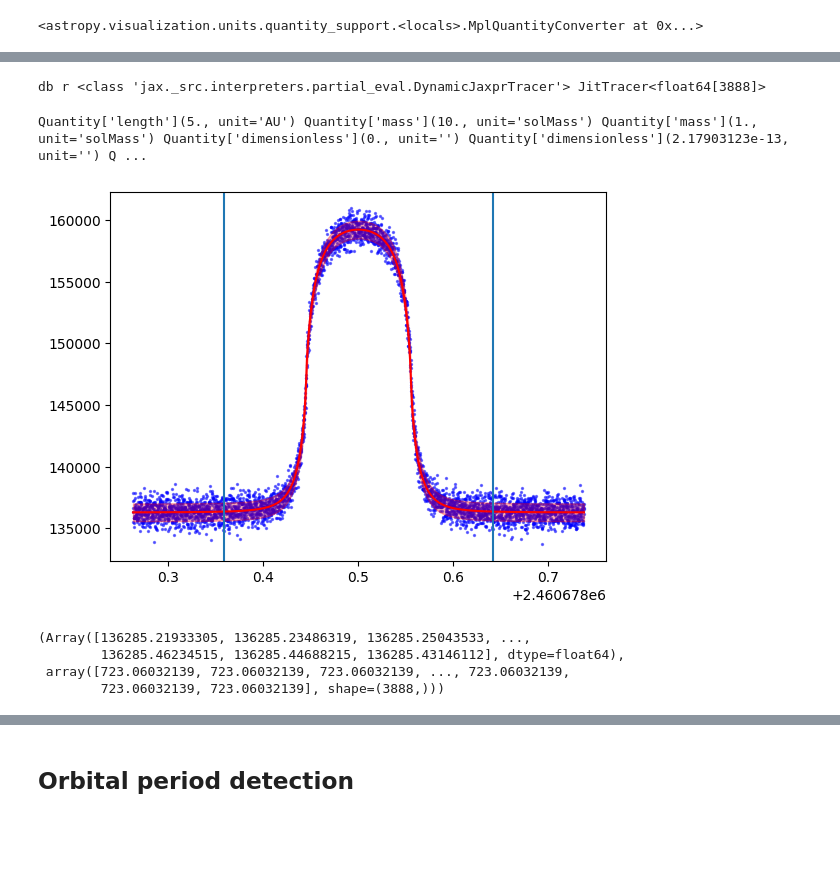
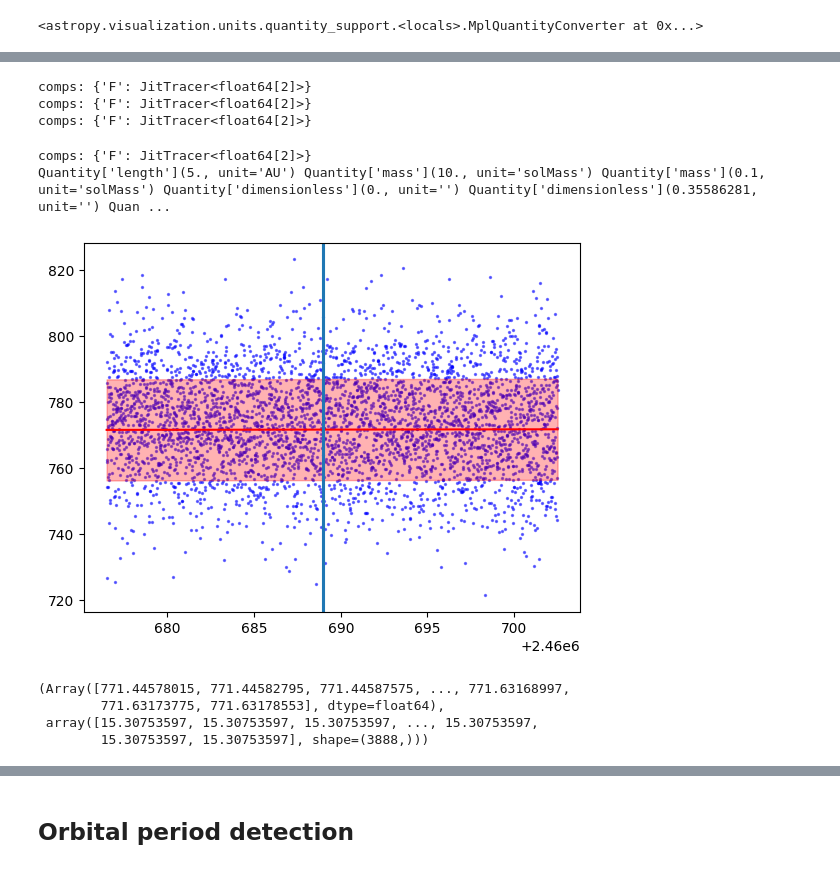
Before and after one commit to COBALT-lensing/py-self-lensing, a Jupyter notebook: demo.ipynb, the cells around one changed output, grey strips where cells are left out. Saved outputs shown, nothing was run; the diff lists cells and outputs as text; code cells hidden in the pictures; blank space fills up the shorter version.

```diff
--- a/demo.ipynb
+++ b/demo.ipynb
@@ -21,11 +21,11 @@ LENSING_METHOD = 'IntegratedWittMao'
 # %%
 sls = SelfLensingSystem(
     a=5 * units.AU,
-    i=0.5*numpy.pi * units.rad,
+    i=(0.5*numpy.pi - 0.0001) * units.rad,
     Macc=10*units.M_sun,
-    Mcomp=1 * units.M_sun,
+    Mcomp=0.1 * units.M_sun,
     e=0 * units.dimensionless_unscaled,
-    d=1*units.kpc,
+    d=0.1*units.kpc,
 )
 sls.Rcomp, sls.Tmag, sls.Teff, sls.porb, sls.tau_eff, sls.b, sls.b_max, sls.rE(), sls.i
 # %% [output]
@@ -41,8 +41,8 @@ sls.Rcomp, sls.Tmag, sls.Teff, sls.porb, sls.tau_eff, sls.b, sls.b_max, sls.rE()
 # %%
-peak_time = Time("2025-01-03")
-start_time = peak_time - sls.tau_eff / 2
-end_time = peak_time + sls.tau_eff / 2
-# start_time = Time("2025-01-01")
-# end_time = Time("2025-01-05")
+# peak_time = Time("2025-01-03")
+# start_time = peak_time - sls.tau_eff / 2
+# end_time = peak_time + sls.tau_eff / 2
+start_time = Time("2025-01-01")
+end_time = Time("2025-01-27")
 
-start_time, peak_time, end_time
+# start_time, peak_time, end_time
@@ -53,8 +49,10 @@ start_time, peak_time, end_time
 # %%
-lcg = GPLightcurveGenerator(sls, start_time=start_time, end_time=end_time, peak_time=peak_time, ev=True, db=True, sl=True, lensing_method=LENSING_METHOD, bins=27*24*6, gp=TESSGP)
-rvg = RVGenerator(sls, start_time=start_time, end_time=end_time, peak_time=peak_time)
+lcg = GPLightcurveGenerator(sls, start_time=start_time, end_time=end_time, ev=True, db=True, sl=False, lensing_method=LENSING_METHOD, bins=27*24*6, gp=TESSGP, kernel_type='F')
+rvg = RVGenerator(lensing_system=sls, start_time=start_time, end_time=end_time, peak_time=lcg.peak_time)
 # %% [output]
-db r <class 'jax._src.interpreters.partial_eval.DynamicJaxprTracer'> JitTracer<float64[3888]>
+comps: {'F': JitTracer<float64[2]>}
+comps: {'F': JitTracer<float64[2]>}
+comps: {'F': JitTracer<float64[2]>}
 # %%
 # pyplot.scatter(lcg.times.jd, lcg.flux_array, s=2, alpha=0.5, c='blue')
 # pyplot.plot(lcg.times.jd, lcg.flux_array - lcg.gp.generate(), c='red')
@@ -78,24 +76,25 @@ db r <class 'jax._src.interpreters.partial_eval.DynamicJaxprTracer'> JitTracer<f
 # %%
 # scale_factor = numpy.mean(lcg.gp.generate())
 pyplot.scatter(lcg.times.jd, lcg.flux_array  , s=2, alpha=0.5, c='blue')
 # pyplot.plot(plain_lcg.times.jd, plain_lcg.flux_array, c='green')
 # model_gp_f = model_lcg.gp.generate()
 # pyplot.scatter(model_lcg.times.jd,( 1+(lcg.flux_array - model_gp_f)/numpy.mean(model_gp_f)), c='red', s=2, alpha=0.5,)
 mu = lcg.gp.model.loc
 std = numpy.sqrt(lcg.gp.model.variance)
 pyplot.plot(lcg.times.jd, mu , c='red')
 pyplot.fill_between(lcg.times.jd, mu + std, mu - std, color="red", alpha=0.3)
-pyplot.axvline(peak_time.jd + sls.tau_sl.to(units.day).value / 2)
-pyplot.axvline(peak_time.jd - sls.tau_sl.to(units.day).value / 2)
+pyplot.axvline(lcg.peak_time.jd + sls.tau_sl.to(units.day).value / 2)
+pyplot.axvline(lcg.peak_time.jd - sls.tau_sl.to(units.day).value / 2)
 # pyplot.plot(model_plain_lcg.times.jd, model_plain_lcg.flux_array, c='orange')
 # pyplot.xlim((peak_time.jd - sls.tau_eff.value/2, peak_time.jd + sls.tau_eff.value/2))
 print(lcg.lensing_system.a, lcg.lensing_system.Macc, lcg.lensing_system.Mcomp, lcg.lensing_system.e, lcg.lensing_system.b, lcg.lensing_system.i)
 pyplot.show()
 mu, std
 # %% [output]
-Quantity['length'](5., unit='AU') Quantity['mass'](10., unit='solMass') Quantity['mass'](1., unit='solMass') Quantity['dimensionless'](0., unit='') Quantity['dimensionless'](2.17903123e-13, unit='') Q ...
+comps: {'F': JitTracer<float64[2]>}
+Quantity['length'](5., unit='AU') Quantity['mass'](10., unit='solMass') Quantity['mass'](0.1, unit='solMass') Quantity['dimensionless'](0., unit='') Quantity['dimensionless'](0.35586281, unit='') Quan ...
-[figure, old version]
+[figure, new version]
-(Array([136285.21933305, 136285.23486319, 136285.25043533, ...,
-        136285.46234515, 136285.44688215, 136285.43146112], dtype=float64),
- array([723.06032139, 723.06032139, 723.06032139, ..., 723.06032139,
-        723.06032139, 723.06032139], shape=(3888,)))
+(Array([771.44578015, 771.44582795, 771.44587575, ..., 771.63168997,
+        771.63173775, 771.63178553], dtype=float64),
+ array([15.30753597, 15.30753597, 15.30753597, ..., 15.30753597,
+        15.30753597, 15.30753597], shape=(3888,)))
```
Also changed, not shown: parts of 13 cells of this notebook.
